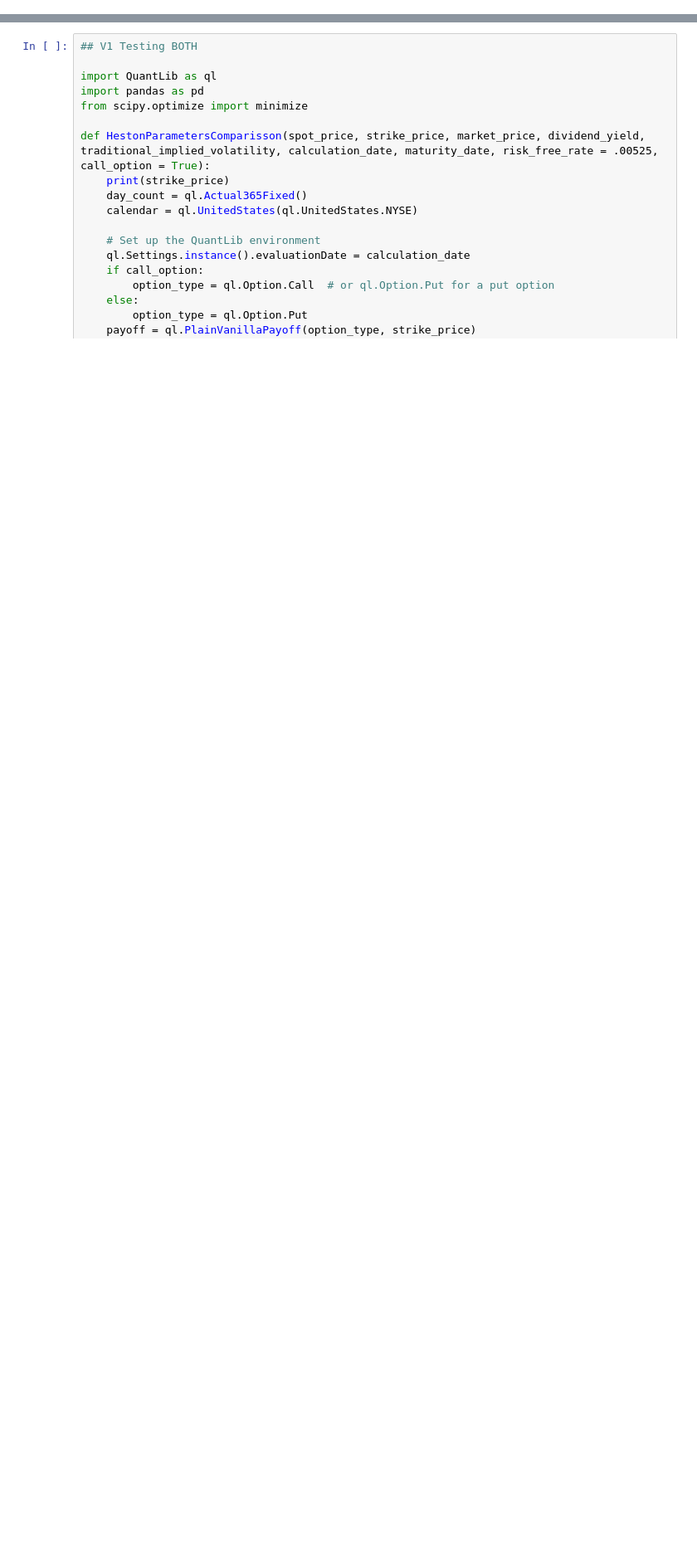
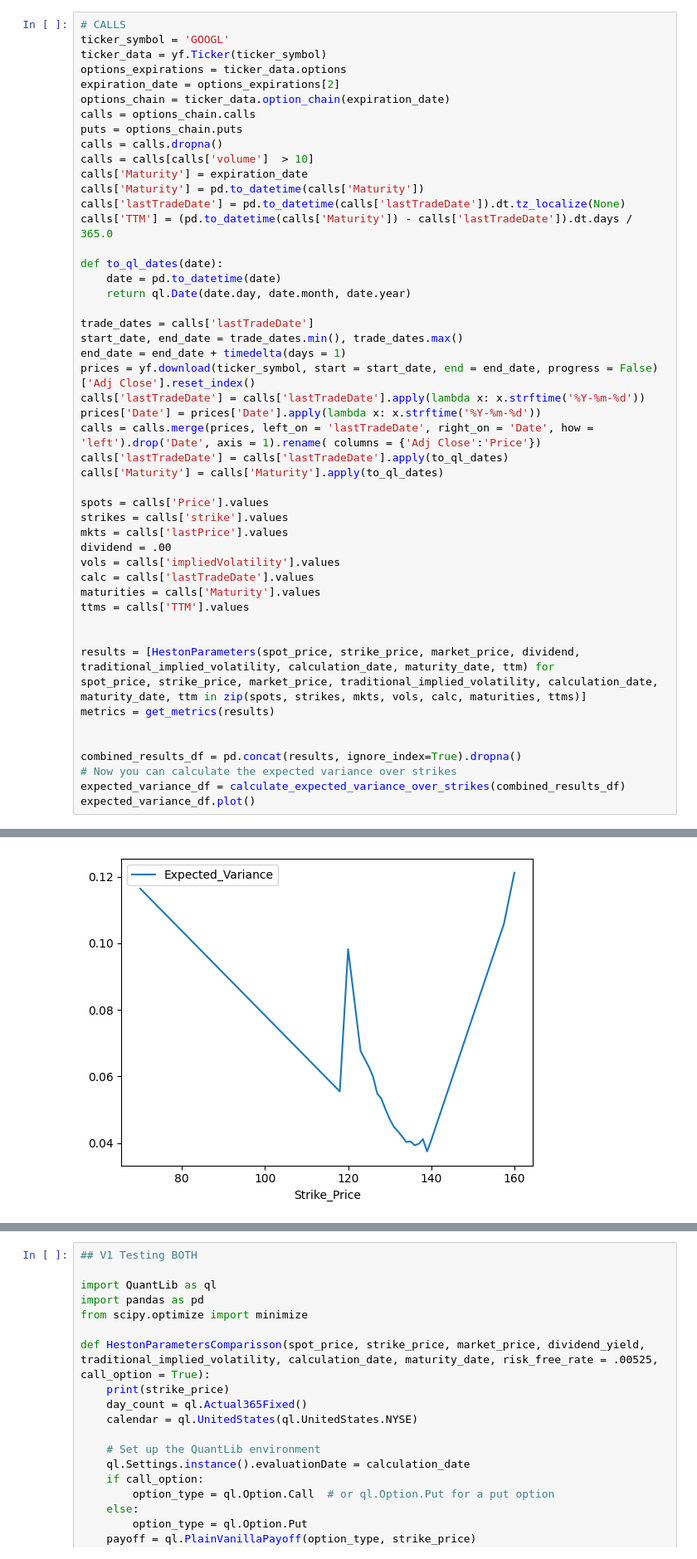
Before and after one commit to waldensanchez/HestonAutomation, a Jupyter notebook: NewApproach.ipynb, the cells around one changed output, grey strips where cells are left out. Shown at 83% size. Cells and saved outputs as stored; diff of their text form; blank space fills up the shorter version.

Commit message:
Progress

```diff
--- a/NewApproach.ipynb
+++ b/NewApproach.ipynb
@@ -33,0 +57,50 @@ yf.download('^MXX', start = '2023-09-12', end = '2023-09-14')
+# %%
+# CALLS
+ticker_symbol = 'GOOGL'
+ticker_data = yf.Ticker(ticker_symbol)
+options_expirations = ticker_data.options
+expiration_date = options_expirations[2]
+options_chain = ticker_data.option_chain(expiration_date)
+calls = options_chain.calls
+puts = options_chain.puts
+calls = calls.dropna()
+calls = calls[calls['volume']  > 10]
+calls['Maturity'] = expiration_date
+calls['Maturity'] = pd.to_datetime(calls['Maturity'])
+calls['lastTradeDate'] = pd.to_datetime(calls['lastTradeDate']).dt.tz_localize(None)
+calls['TTM'] = (pd.to_datetime(calls['Maturity']) - calls['lastTradeDate']).dt.days / 365.0
+
+def to_ql_dates(date):
+    date = pd.to_datetime(date)
+    return ql.Date(date.day, date.month, date.year)
+
+trade_dates = calls['lastTradeDate']
+start_date, end_date = trade_dates.min(), trade_dates.max()
+end_date = end_date + timedelta(days = 1)
+prices = yf.download(ticker_symbol, start = start_date, end = end_date, progress = False)['Adj Close'].reset_index()
+calls['lastTradeDate'] = calls['lastTradeDate'].apply(lambda x: x.strftime('%Y-%m-%d'))
+prices['Date'] = prices['Date'].apply(lambda x: x.strftime('%Y-%m-%d'))
+calls = calls.merge(prices, left_on = 'lastTradeDate', right_on = 'Date', how = 'left').drop('Date', axis = 1).rename( columns = {'Adj Close':'Price'})
+calls['lastTradeDate'] = calls['lastTradeDate'].apply(to_ql_dates)
+calls['Maturity'] = calls['Maturity'].apply(to_ql_dates)
+
+spots = calls['Price'].values
+strikes = calls['strike'].values
+mkts = calls['lastPrice'].values
+dividend = .00
+vols = calls['impliedVolatility'].values
+calc = calls['lastTradeDate'].values
+maturities = calls['Maturity'].values
+ttms = calls['TTM'].values
+
+
+results = [HestonParameters(spot_price, strike_price, market_price, dividend, traditional_implied_volatility, calculation_date, maturity_date, ttm) for
+spot_price, strike_price, market_price, traditional_implied_volatility, calculation_date, maturity_date, ttm in zip(spots, strikes, mkts, vols, calc, maturities, ttms)]
+metrics = get_metrics(results)
+
+
+combined_results_df = pd.concat(results, ignore_index=True).dropna()
+# Now you can calculate the expected variance over strikes
+expected_variance_df = calculate_expected_variance_over_strikes(combined_results_df)
+expected_variance_df.plot()
+# %% [output]
@@ -33,0 +108 @@ yf.download('^MXX', start = '2023-09-12', end = '2023-09-14')
+[figure, added]
```
Also changed, not shown: parts of 16 cells of this notebook, 3 other files.
